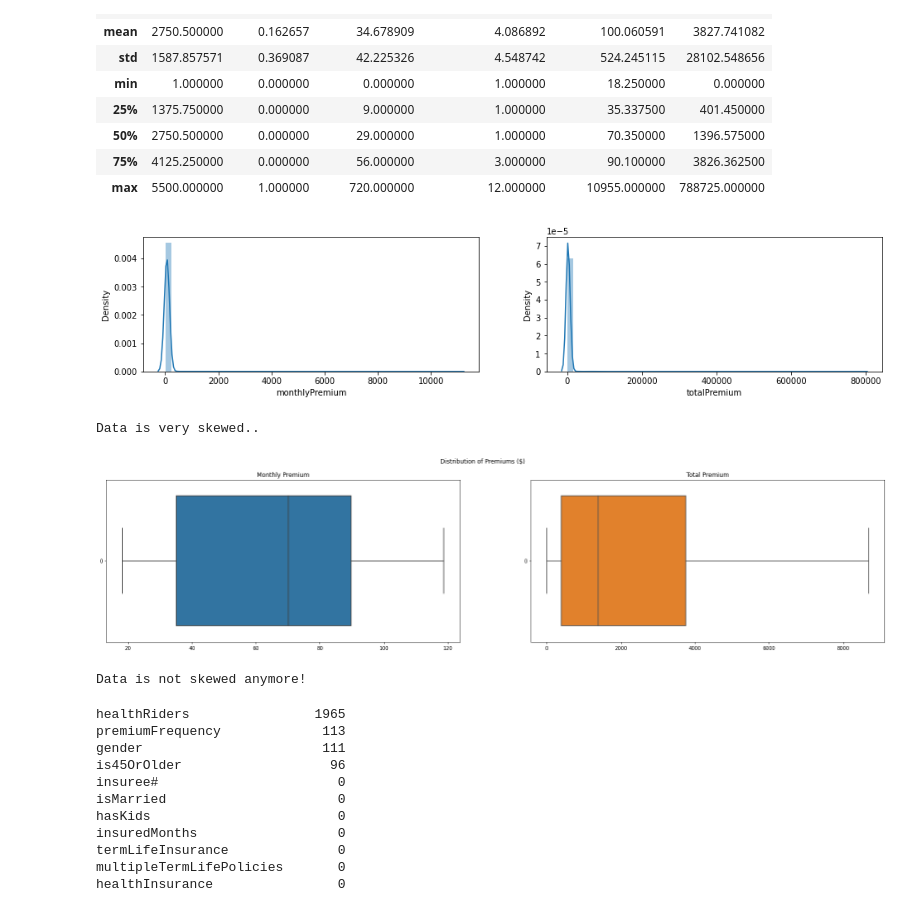
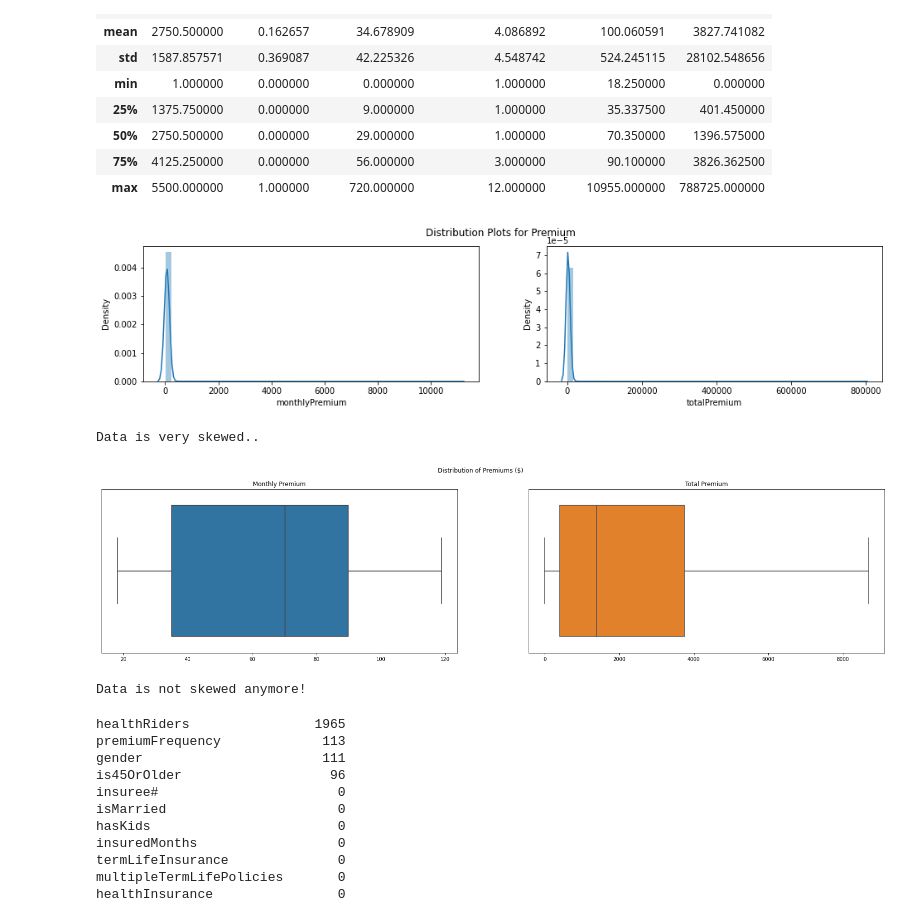
Before and after one commit to Tat-sheng/govtech_vica, a Jupyter notebook: VICA_tatsheng.ipynb, the cells around one changed output. Drawn from its saved outputs; the diff is of its cells as text; code cells hidden in the pictures.

```diff
--- a/VICA_tatsheng.ipynb
+++ b/VICA_tatsheng.ipynb
@@ -86,18 +96,17 @@ df.describe()
 | max | 5500.000000 | 1.000000 | 720.000000 | 12.000000 | 10955.000000 | 788725.000000 |
 # %%
 # Visualise the highlighted columns' outliers
-import warnings
-warnings.filterwarnings('ignore')
 plt.figure(figsize=(16,3))
 plt.subplot(1,2,1)
 sns.distplot(df['monthlyPremium'])
 plt.subplot(1,2,2)
 sns.distplot(df['totalPremium'])
+plt.suptitle('Distribution Plots for Premium')
 plt.show()
 
 print('Data is very skewed..')
 # %% [output]
-[figure, old version]
+[figure, new version]
 Data is very skewed..
 # %%
 # Perform inter quartile range filtering to new upper lims
@@ -120,12 +129,14 @@ sns.boxplot(df.totalPremium, orient= 'h', ax = ax2, color = 'tab:orange')
 
 fig.suptitle('Distribution of Premiums ($)')
 ax1.set_title('Monthly Premium')
+ax1.set_yticks([])
 ax2.set_title('Total Premium')
+ax2.set_yticks([])
 plt.show()
 
 print('Data is not skewed anymore!')
 # %% [output]
-[figure, old version]
+[figure, new version]
 Data is not skewed anymore!
 # %%
 # Check NA fields
```
Also changed, not shown: parts of 17 cells of this notebook.
